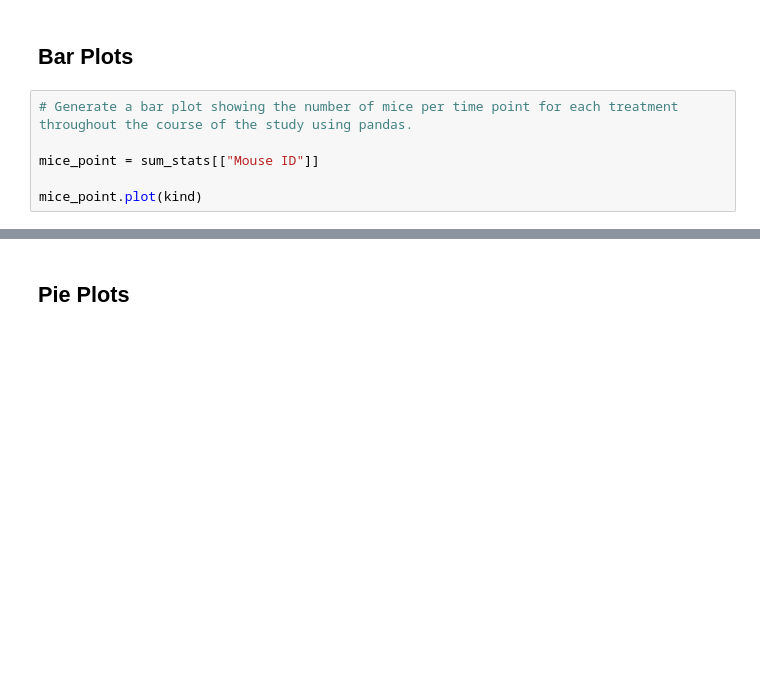
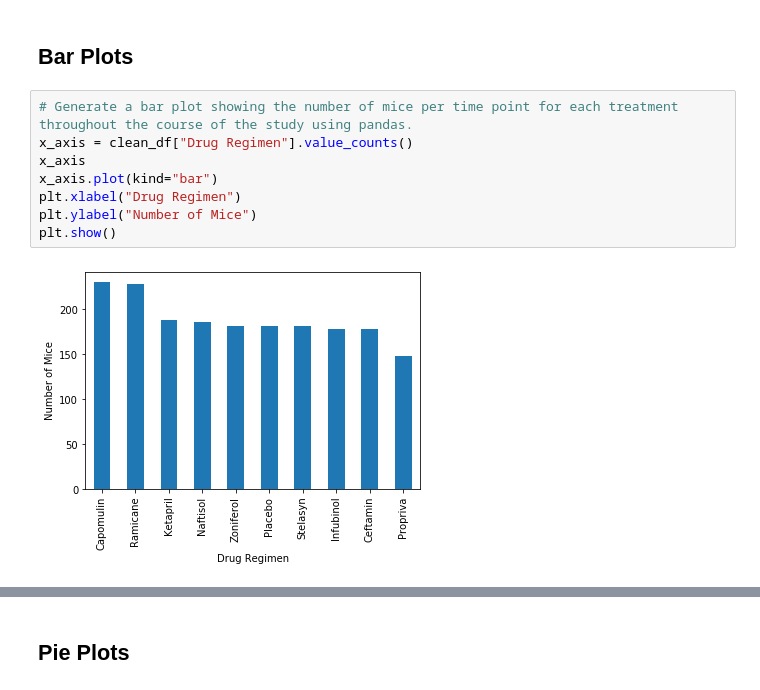
Before and after one commit to kpiccoli/Matplotlib-HW---Laboratory, a Jupyter notebook: pymaceuticals_starter.ipynb, the cells around one changed output, grey strips where cells are left out. Saved outputs shown, nothing was run; the diff lists cells and outputs as text; blank space fills up the shorter version.

```diff
--- a/pymaceuticals_starter.ipynb
+++ b/pymaceuticals_starter.ipynb
@@ -93,9 +149,13 @@ sum_stats
 ## Bar Plots
 # %%
 # Generate a bar plot showing the number of mice per time point for each treatment throughout the course of the study using pandas.
-
-mice_point = sum_stats[["Mouse ID"]]
-
-mice_point.plot(kind)
+x_axis = clean_df["Drug Regimen"].value_counts()
+x_axis
+x_axis.plot(kind="bar")
+plt.xlabel("Drug Regimen")
+plt.ylabel("Number of Mice")
+plt.show()
+# %% [output]
+[figure, added]
 # %%
 # Generate a bar plot showing the number of mice per time point for each treatment throughout the course of the study using pyplot.
```
Also changed, not shown: parts of 19 cells of this notebook.
